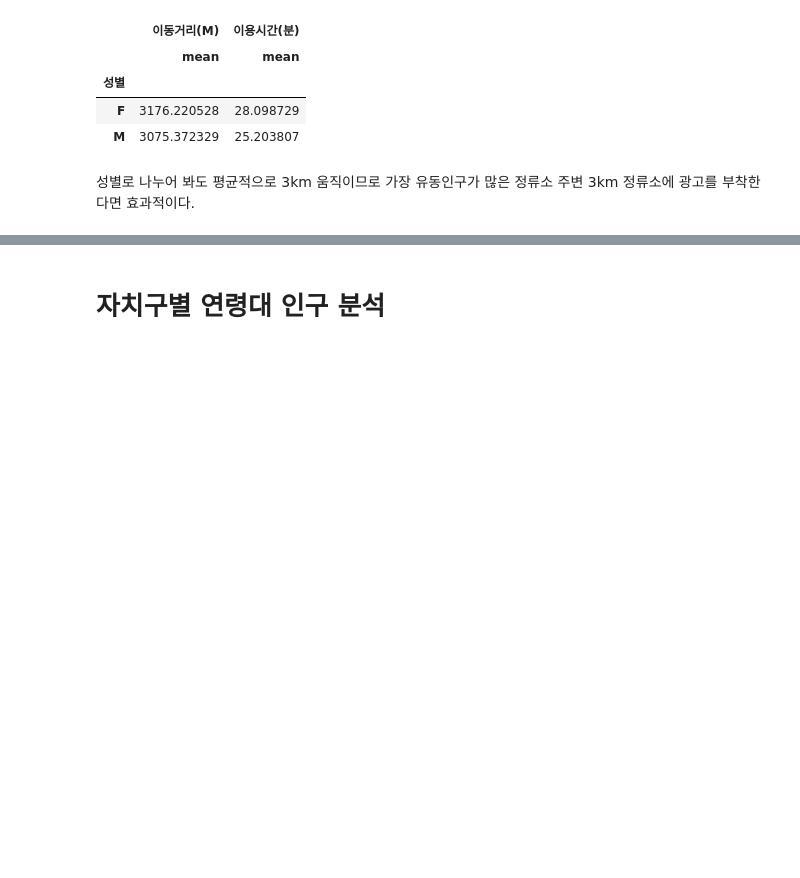
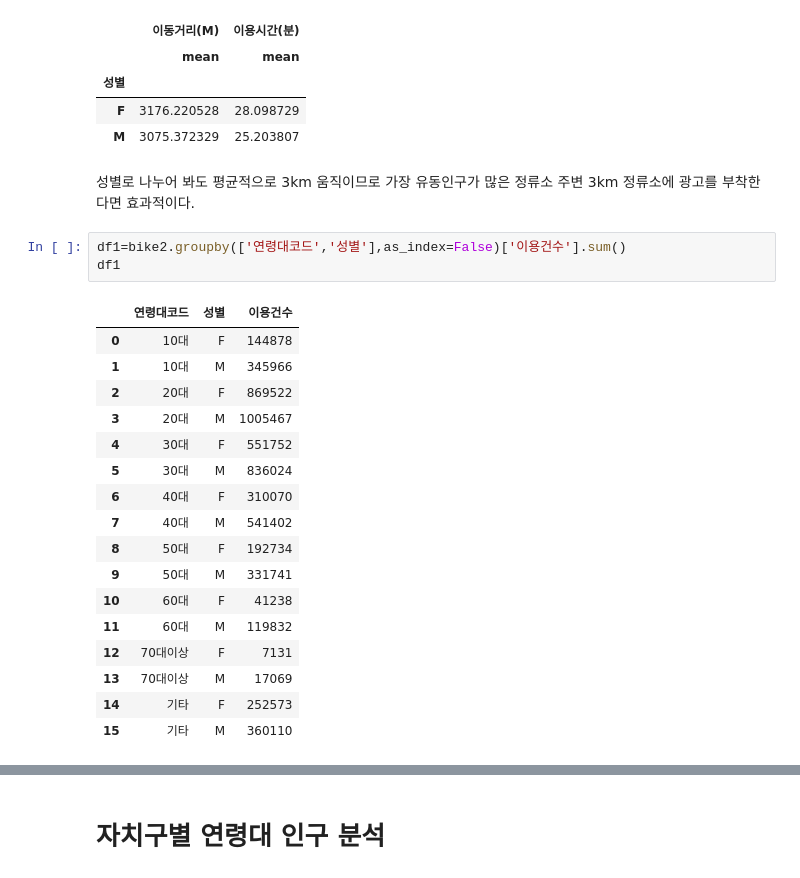
Before and after one commit to Aimerlee123/Python-teamproject, a Jupyter notebook: 공공자전거_이용현황_분석.ipynb, the cells around one changed output, grey strips where cells are left out. Drawn from its saved outputs; the diff is of its cells as text; blank space fills up the shorter version.

```diff
--- a/공공자전거_이용현황_분석.ipynb
+++ b/공공자전거_이용현황_분석.ipynb
@@ -155,3 +155,24 @@ bike2.groupby('성별').agg({'이동거리(M)':['mean'],'이용시간(분)':['me
 | M | 3075.372329 | 25.203807 |
 # %% [markdown]
 성별로 나누어 봐도 평균적으로 3km 움직이므로 가장 유동인구가 많은 정류소 주변 3km 정류소에 광고를 부착한다면 효과적이다.
+# %%
+df1=bike2.groupby(['연령대코드','성별'],as_index=False)['이용건수'].sum()
+df1
+# %% [output]
+|  | 연령대코드 | 성별 | 이용건수 |
+| 0 | 10대 | F | 144878 |
+| 1 | 10대 | M | 345966 |
+| 2 | 20대 | F | 869522 |
+| 3 | 20대 | M | 1005467 |
+| 4 | 30대 | F | 551752 |
+| 5 | 30대 | M | 836024 |
+| 6 | 40대 | F | 310070 |
+| 7 | 40대 | M | 541402 |
+| 8 | 50대 | F | 192734 |
+| 9 | 50대 | M | 331741 |
+| 10 | 60대 | F | 41238 |
+| 11 | 60대 | M | 119832 |
+| 12 | 70대이상 | F | 7131 |
+| 13 | 70대이상 | M | 17069 |
+| 14 | 기타 | F | 252573 |
+| 15 | 기타 | M | 360110 |
```
Also changed, not shown: parts of 6 cells of this notebook.
